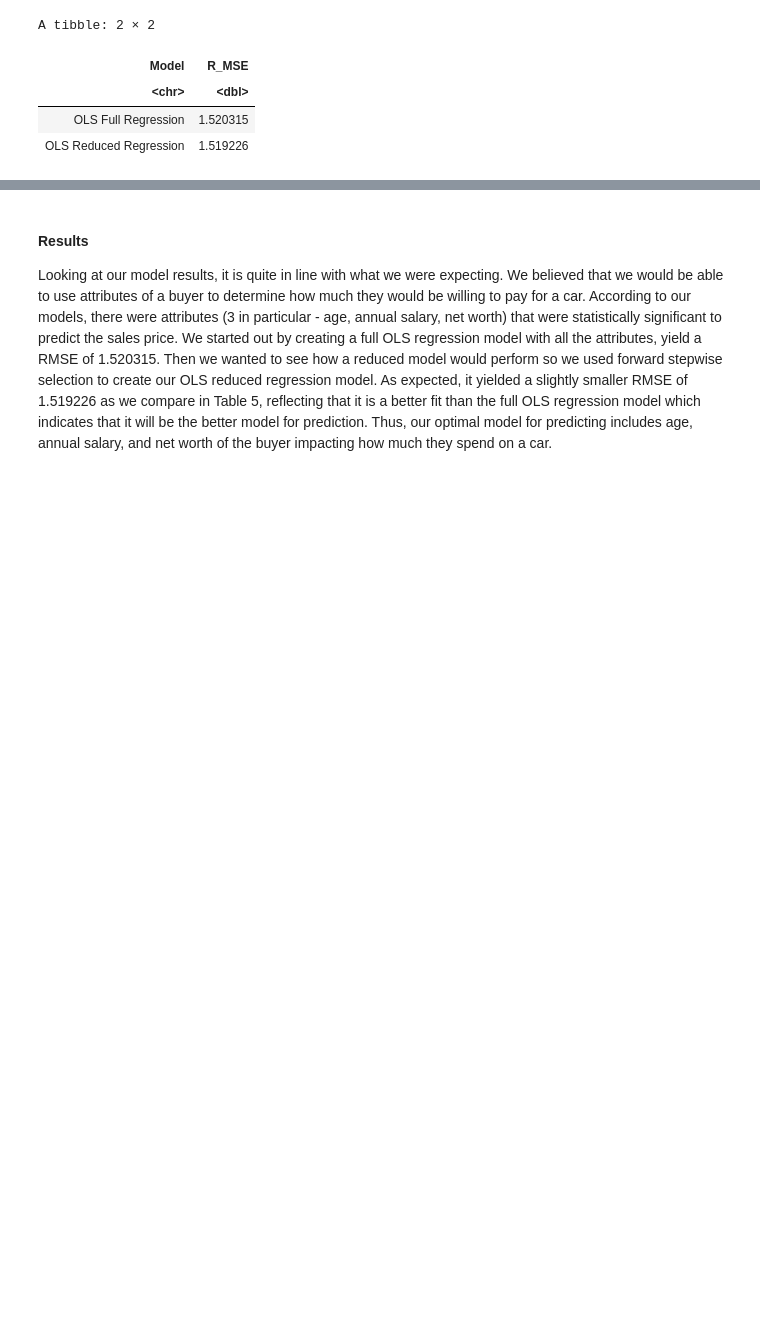
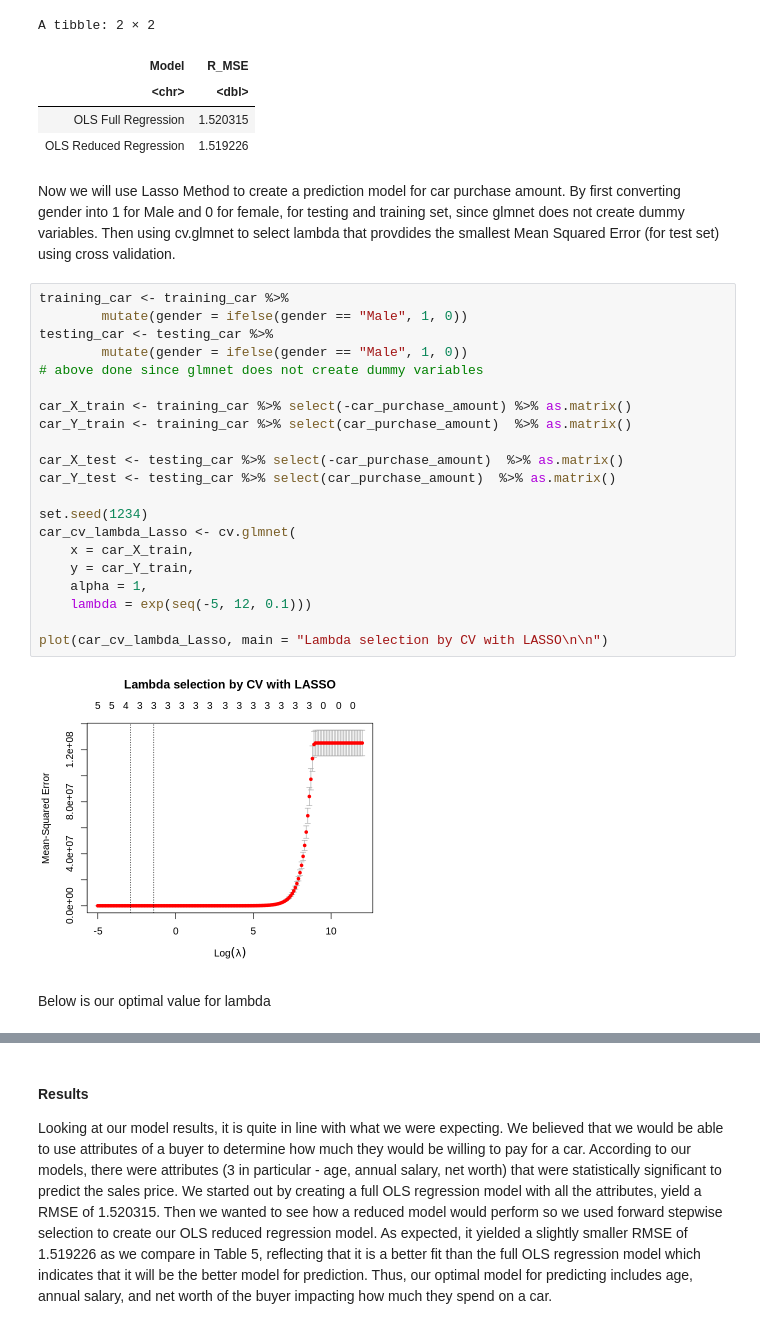
Before and after one commit to janicechn/STAT301Project, a Jupyter notebook: Group22FinalProj.ipynb, the cells around one changed output, grey strips where cells are left out. Saved outputs shown, nothing was run; the diff lists cells and outputs as text; blank space fills up the shorter version.

```diff
--- a/Group22FinalProj.ipynb
+++ b/Group22FinalProj.ipynb
@@ -419,3 +421,30 @@ A tibble: 2 × 2
 | <chr> | <dbl> |
 | OLS Full Regression | 1.520315 |
 | OLS Reduced Regression | 1.519226 |
+# %% [markdown]
+Now we will use Lasso Method to create a prediction model for car purchase amount. By first converting gender into 1 for Male and 0 for female, for testing and training set, since glmnet does not create dummy variables. Then using cv.glmnet to select lambda that provdides the smallest Mean Squared Error (for test set) using cross validation.
+# %%
+training_car <- training_car %>%
+        mutate(gender = ifelse(gender == "Male", 1, 0))
+testing_car <- testing_car %>%
+        mutate(gender = ifelse(gender == "Male", 1, 0))
+# above done since glmnet does not create dummy variables
+
+car_X_train <- training_car %>% select(-car_purchase_amount) %>% as.matrix()
+car_Y_train <- training_car %>% select(car_purchase_amount)  %>% as.matrix()
+
+car_X_test <- testing_car %>% select(-car_purchase_amount)  %>% as.matrix()
+car_Y_test <- testing_car %>% select(car_purchase_amount)  %>% as.matrix()
+
+set.seed(1234)
+car_cv_lambda_Lasso <- cv.glmnet(
+    x = car_X_train,
+    y = car_Y_train,
+    alpha = 1,
+    lambda = exp(seq(-5, 12, 0.1)))
+
+plot(car_cv_lambda_Lasso, main = "Lambda selection by CV with LASSO\n\n")
+# %% [output]
+[figure, added]
+# %% [markdown]
+Below is our optimal value for lambda
```
Also changed, not shown: parts of 8 cells of this notebook.
